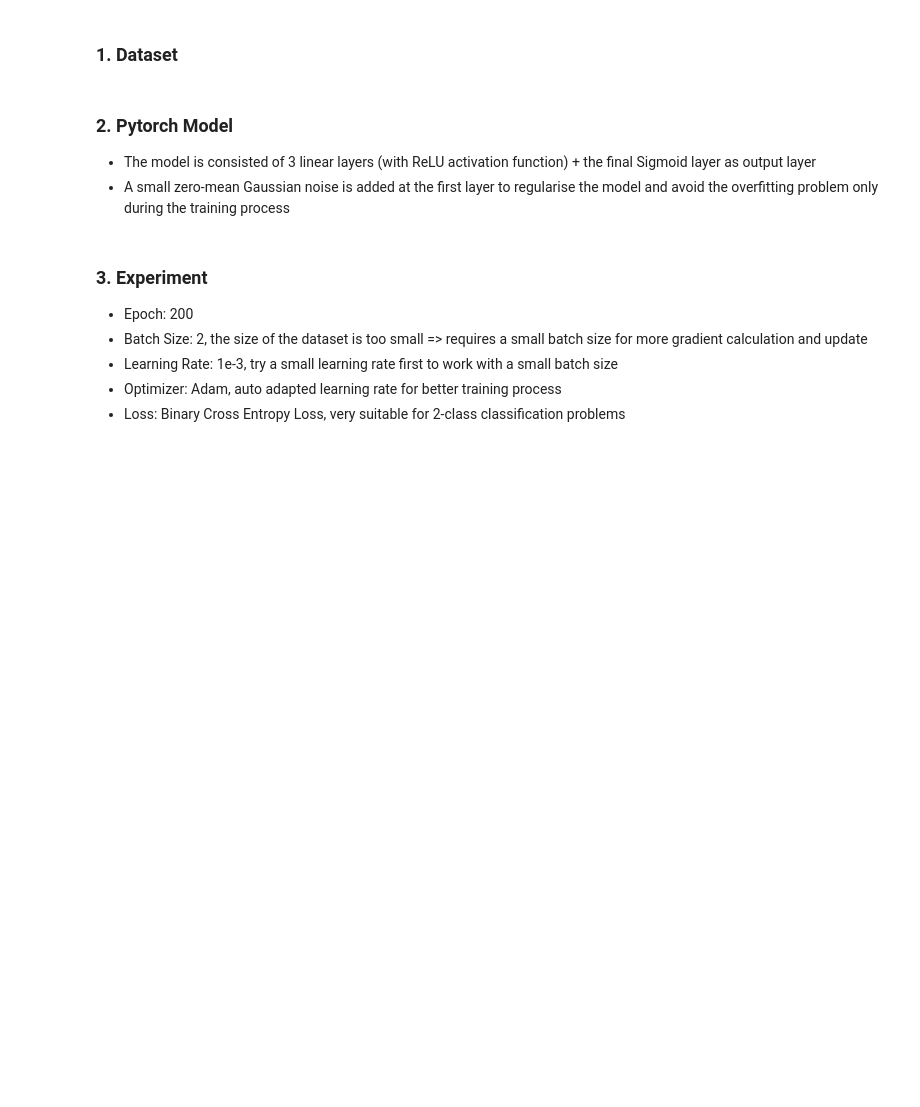
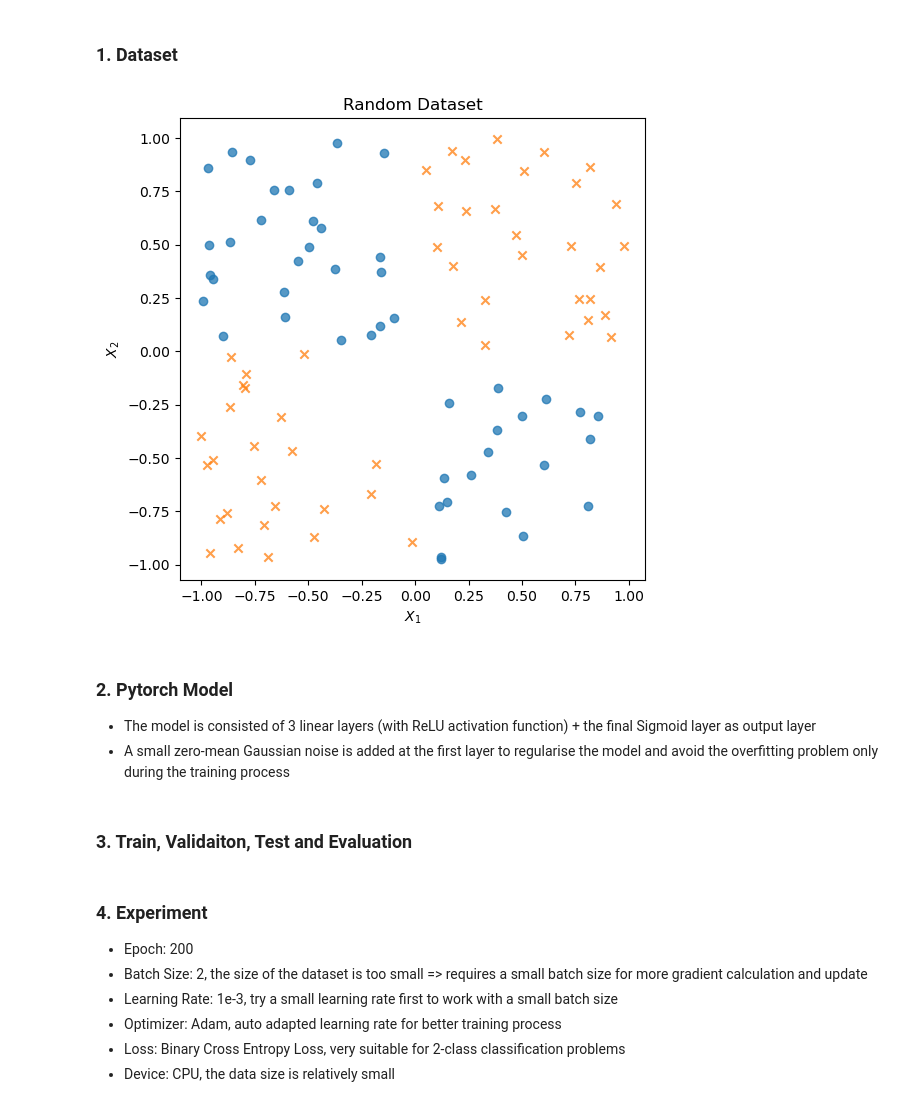
Before and after one commit to Roldbach/Machine-Learning-with-Pytorch-and-Scikit-Learn-Project, a Jupyter notebook: Chapter13/XOR.ipynb, the cells around one changed output. Drawn from its saved outputs; the diff is of its cells as text; code cells hidden in the pictures; blank space fills up the shorter version.

```diff
--- a/Chapter13/XOR.ipynb
+++ b/Chapter13/XOR.ipynb
@@ -19,46 +19,48 @@ from torch.utils.data import DataLoader, TensorDataset
 
 # Train Dataset: 1, Validation Dataset: 2, Test Dataset: 3
 
-def generateDataLoader(size:int, batchSize:int, featureNumber:int, seed:int) -> DataLoader:
+def generateDataLoader(size:int, batchSize:int, seed:int, featureNumber:int=2) -> DataLoader:
     '''
         By default, all dataloader uses shuffling for better performance
     '''
-    dataset, label = generateNumpyDataset(size, featureNumber, seed)
+    dataset, label = generateNumpyDataset(size, seed, featureNumber)
     dataset, label = torch.tensor(dataset, dtype=torch.float32), torch.tensor(label, dtype=torch.float32)
 
     tensorDataset = TensorDataset(dataset, label)
 
     return DataLoader(tensorDataset, batchSize, shuffle=True)
 
-def generateNumpyDataset(size:int, featureNumber:int, seed:int) -> tuple[np.ndarray, np.ndarray]:
+def generateNumpyDataset(size:int, seed:int, featureNumber:int) -> tuple[np.ndarray, np.ndarray]:
     '''
         Return a dataset that is sampled from the uniform distribution bewteen -1 and 1
     '''
     np.random.seed(seed)
 
     data = np.random.uniform(-1, 1, (size, featureNumber))
     label = np.ones(size)
     label[data[:,0]*data[:,1] < 0] = 0
 
     return data, label
 
 def plotNumpyDataset(data:np.ndarray, label:np.ndarray, title:str):
     '''
         Plot the dataset using different symbols for different classes
     '''
     figure = plt.figure(figsize=(6,6))
 
     plt.scatter(data[label==0, 0], data[label==0, 1], marker="o", alpha=0.75)
     plt.scatter(data[label==1, 0], data[label==1, 1], marker="x", alpha=0.75)
 
     plt.xlabel(r"$X_1$")
     plt.ylabel(r"$X_2$")
     plt.title(title)
 
     plt.show()
 
-data, label = generateNumpyDataset(100, 2, 1)
+data, label = generateNumpyDataset(100, 1, 2)
 plotNumpyDataset(data, label, "Random Dataset")
+# %% [output]
+[figure, added]
 # %% [markdown]
 ### 2. Pytorch Model
 - The model is consisted of 3 linear layers (with ReLU activation function) + the final Sigmoid layer as output layer
@@ -137,3 +139,5 @@ class NoisyModel(nn.Module):
         result = self.forward(input)
 
         return (result >= 0.5 ).float()
+# %% [markdown]
+### 3. Train, Validaiton, Test and Evaluation
@@ -140,7 +296,8 @@ class NoisyModel(nn.Module):
 # %% [markdown]
-### 3. Experiment
+### 4. Experiment
 - Epoch: 200
 - Batch Size: 2, the size of the dataset is too small => requires a small batch size for more gradient calculation and update
 - Learning Rate: 1e-3, try a small learning rate first to work with a small batch size
 - Optimizer: Adam, auto adapted learning rate for better training process
 - Loss: Binary Cross Entropy Loss, very suitable for 2-class classification problems
+- Device: CPU, the data size is relatively small
```
Also changed, not shown: parts of 5 cells of this notebook, 1 other file.
